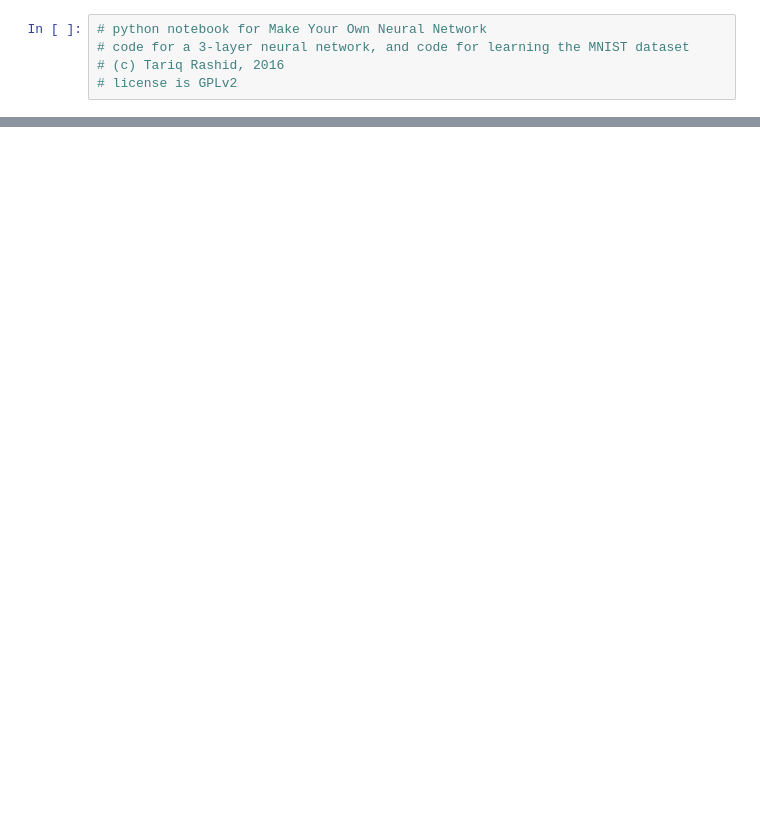
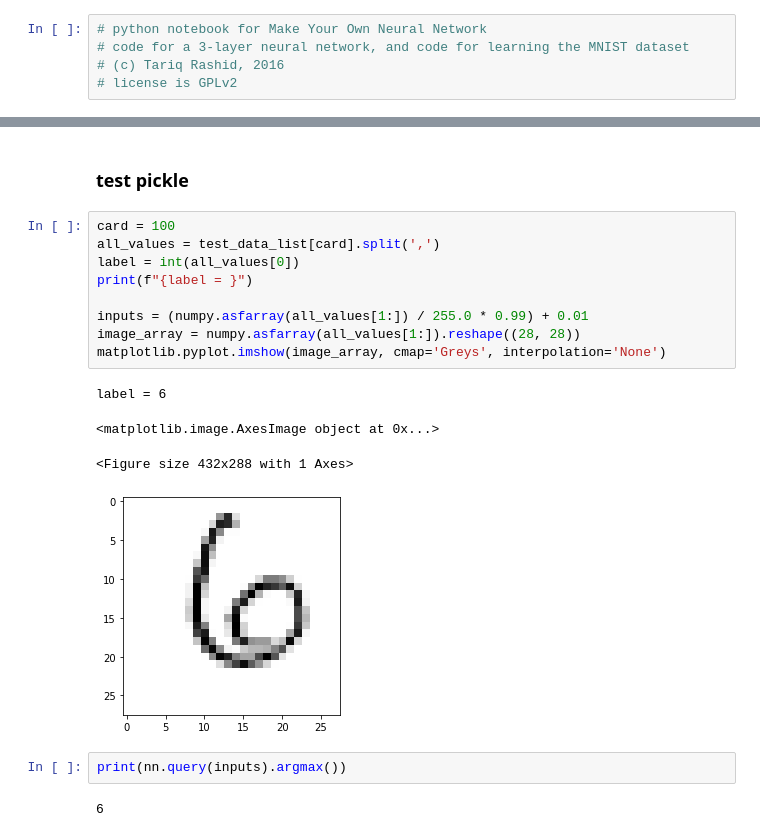
Before and after one commit to Fengzi21/makeyourownneuralnetwork, a Jupyter notebook: part2_neural_network_mnist_data.ipynb, the cells around one changed output, grey strips where cells are left out. Saved outputs shown, nothing was run; the diff lists cells and outputs as text; blank space fills up the shorter version.

```diff
--- a/part2_neural_network_mnist_data.ipynb
+++ b/part2_neural_network_mnist_data.ipynb
@@ -93,0 +152,20 @@ performance =  0.9758
+# %% [markdown]
+### test pickle
+# %%
+card = 100
+all_values = test_data_list[card].split(',')
+label = int(all_values[0])
+print(f"{label = }")
+
+inputs = (numpy.asfarray(all_values[1:]) / 255.0 * 0.99) + 0.01
+image_array = numpy.asfarray(all_values[1:]).reshape((28, 28))
+matplotlib.pyplot.imshow(image_array, cmap='Greys', interpolation='None')
+# %% [output]
+label = 6
+<matplotlib.image.AxesImage object at 0x...>
+<Figure size 432x288 with 1 Axes>
+[figure, added]
+# %%
+print(nn.query(inputs).argmax())
+# %% [output]
+6
```
Also changed, not shown: parts of 23 cells of this notebook, 14 other files.
